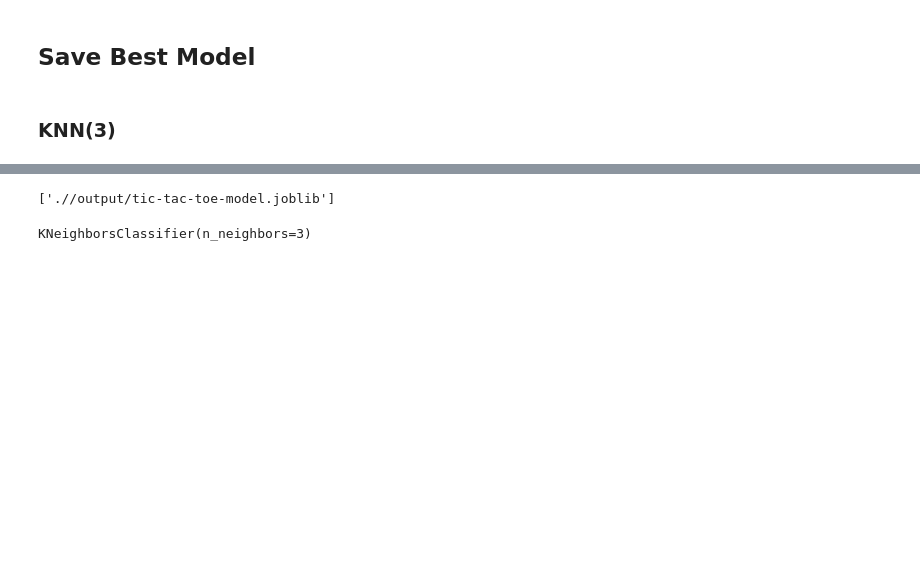
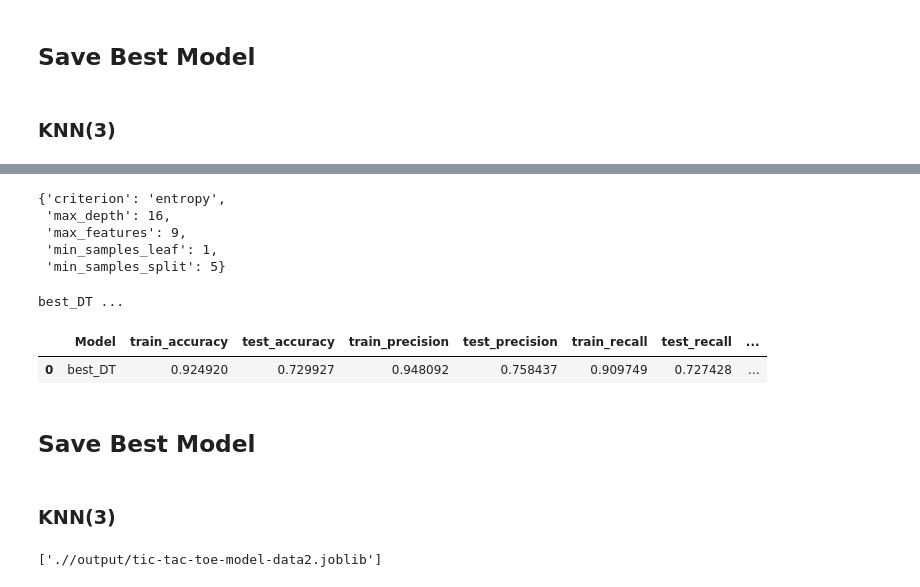
Before and after one commit to PedroBorem/tic-tac-toe, a Jupyter notebook: project/03-Baseline.ipynb, the cells around one changed output, grey strips where cells are left out. Drawn from its saved outputs; the diff is of its cells as text; code cells hidden in the pictures; blank space fills up the shorter version.

```diff
--- a/project/03-Baseline.ipynb
+++ b/project/03-Baseline.ipynb
@@ -182,0 +222,3 @@ import joblib
+# %%
+X = df[cat_features]
+y = df[target]
@@ -182,0 +333,21 @@ import joblib
+# %%
+dt_model = DecisionTreeClassifier()
+
+param_grid = {
+    'max_depth': [7,11,12,15,16,20,None],
+    'min_samples_split': [2, 5, 10, 0.1, 0.2, 0.5],
+    'min_samples_leaf': [1, 2, 4],
+    'max_features': [9],
+    'criterion': ['gini', 'entropy']
+}
+
+grid_search = GridSearchCV(estimator=dt_model, param_grid=param_grid, cv=5, scoring='accuracy', n_jobs=-1)
+grid_search.fit(X_train, y_train, )
+
+grid_search.best_params_
+# %% [output]
+{'criterion': 'entropy',
+ 'max_depth': 16,
+ 'max_features': 9,
+ 'min_samples_leaf': 1,
+ 'min_samples_split': 5}
@@ -182,0 +360,11 @@ import joblib
+# %%
+df_results = generate_metrics()
+df_results.style.apply(highlight_col, axis=None)
+# %% [output]
+best_DT ...
+|  | Model | train_accuracy | test_accuracy | train_precision | test_precision | train_recall | test_recall | ... |
+| 0 | best_DT | 0.924920 | 0.729927 | 0.948092 | 0.758437 | 0.909749 | 0.727428 | ... |
+# %% [markdown]
+## Save Best Model
+# %% [markdown]
+### KNN(3)
@@ -183,11 +373,6 @@ import joblib
 # %%
-knn3_model = KNeighborsClassifier(3)
-knn3_model.fit(X_train, y_train)
-
-joblib.dump(knn3_model,f"{ROOT}/output/tic-tac-toe-model.joblib")
+#joblib.dump(knn3_model,f"{ROOT}/output/tic-tac-toe-model-data.joblib")
-# %% [output]
-['.//output/tic-tac-toe-model.joblib']
 # %%
-joblib.load(f"{ROOT}/output/tic-tac-toe-model.joblib")
+joblib.dump(best_dt,f"{ROOT}/output/tic-tac-toe-model-data2.joblib")
 # %% [output]
-KNeighborsClassifier(n_neighbors=3)
+['.//output/tic-tac-toe-model-data2.joblib']
```
Also changed, not shown: parts of 24 cells of this notebook, 1 other file.
